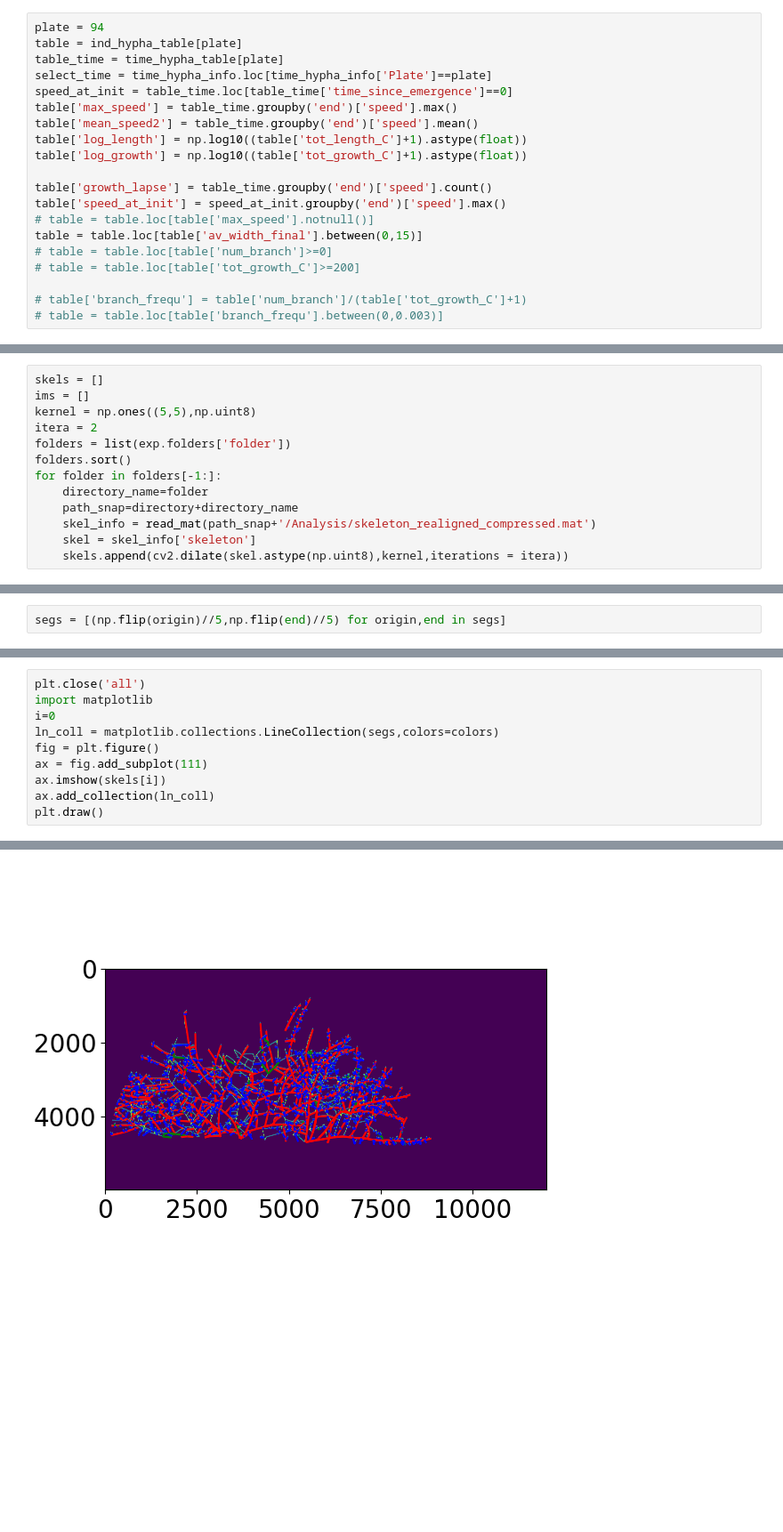
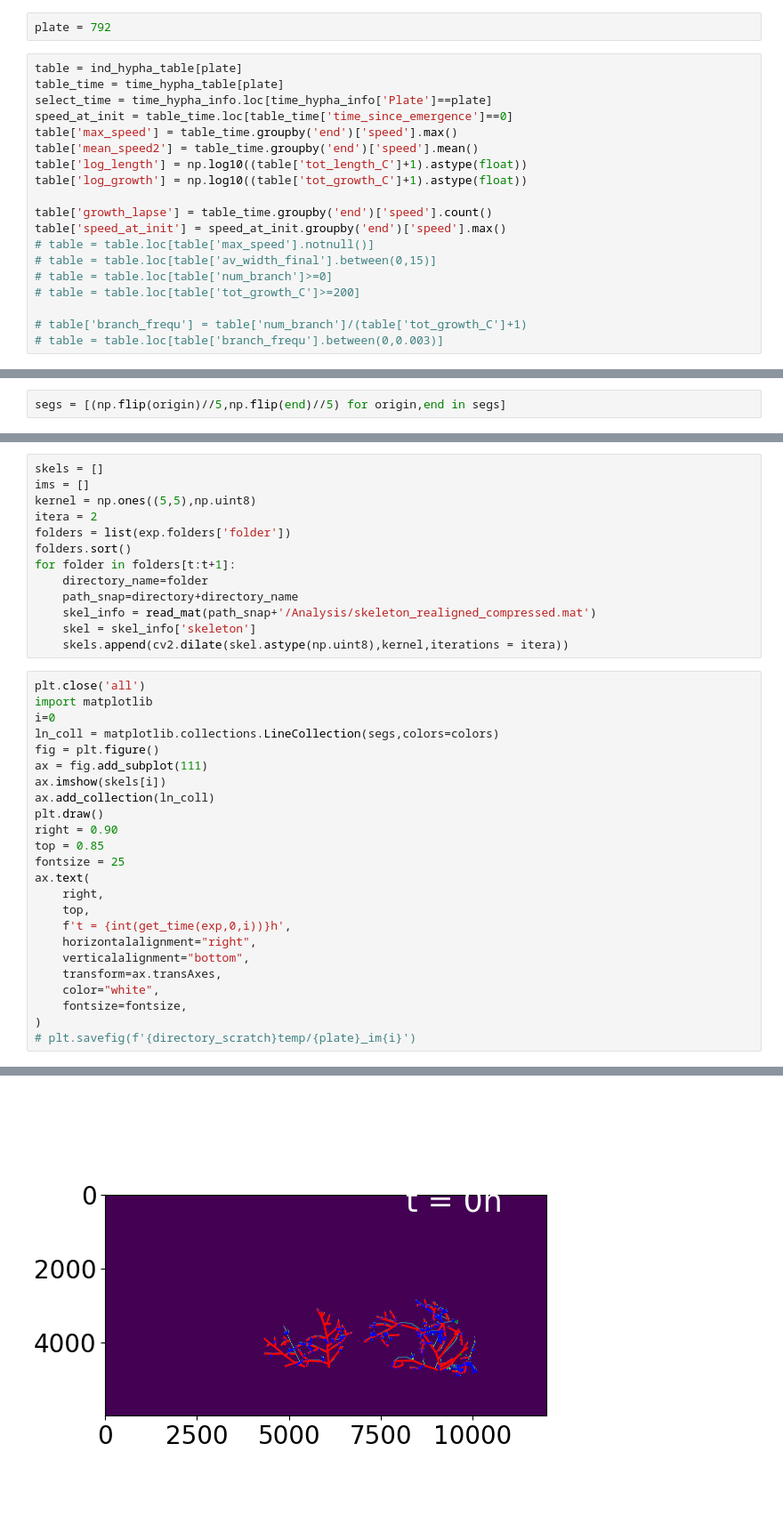
Before and after one commit to Cocopyth/AMFtrack, a Jupyter notebook: amftrack/notebooks/table_building_development/RH_BAS.ipynb, the cells around one changed output, grey strips where cells are left out. Shown at 89% size. Drawn from its saved outputs; the diff is of its cells as text; blank space fills up the shorter version.

```diff
--- a/amftrack/notebooks/table_building_development/RH_BAS.ipynb
+++ b/amftrack/notebooks/table_building_development/RH_BAS.ipynb
@@ -132,7 +324,8 @@ for plate in plates:
     select_time['speed'] = select_time['speed'].astype(float)
     time_hypha_table[plate] = select_time
+# %%
+plate = 792
 # %%
-plate = 94
 table = ind_hypha_table[plate]
 table_time = time_hypha_table[plate]
 select_time = time_hypha_info.loc[time_hypha_info['Plate']==plate]
@@ -145,7 +338,7 @@ table['log_growth'] = np.log10((table['tot_growth_C']+1).astype(float))
 table['growth_lapse'] = table_time.groupby('end')['speed'].count()
 table['speed_at_init'] = speed_at_init.groupby('end')['speed'].max()
 # table = table.loc[table['max_speed'].notnull()]
-table = table.loc[table['av_width_final'].between(0,15)]
+# table = table.loc[table['av_width_final'].between(0,15)]
 # table = table.loc[table['num_branch']>=0]
 # table = table.loc[table['tot_growth_C']>=200]
 
@@ -232,15 +403,2 @@ len([hyph for hyph in exp.hyphaes if hyph.end.is_in(t)])
-# %%
-skels = []
-ims = []
-kernel = np.ones((5,5),np.uint8)
-itera = 2
-folders = list(exp.folders['folder'])
-folders.sort()
-for folder in folders[-1:]:
-    directory_name=folder
-    path_snap=directory+directory_name
-    skel_info = read_mat(path_snap+'/Analysis/skeleton_realigned_compressed.mat')
-    skel = skel_info['skeleton']
-    skels.append(cv2.dilate(skel.astype(np.uint8),kernel,iterations = itera))
 # %%
 segs = []
@@ -262,3 +460,16 @@ segs = [(np.flip(origin)//5,np.flip(end)//5) for origin,end in segs]
+# %%
+skels = []
+ims = []
+kernel = np.ones((5,5),np.uint8)
+itera = 2
+folders = list(exp.folders['folder'])
+folders.sort()
+for folder in folders[t:t+1]:
+    directory_name=folder
+    path_snap=directory+directory_name
+    skel_info = read_mat(path_snap+'/Analysis/skeleton_realigned_compressed.mat')
+    skel = skel_info['skeleton']
+    skels.append(cv2.dilate(skel.astype(np.uint8),kernel,iterations = itera))
 # %%
 plt.close('all')
 import matplotlib
@@ -269,6 +480,20 @@ ax = fig.add_subplot(111)
 ax.imshow(skels[i])
 ax.add_collection(ln_coll)
 plt.draw()
+right = 0.90
+top = 0.85
+fontsize = 25
+ax.text(
+    right,
+    top,
+    f't = {int(get_time(exp,0,i))}h',
+    horizontalalignment="right",
+    verticalalignment="bottom",
+    transform=ax.transAxes,
+    color="white",
+    fontsize=fontsize,
+)
+# plt.savefig(f'{directory_scratch}temp/{plate}_im{i}')
 # %% [output]
 <matplotlib.image.AxesImage at 0x...>
 <matplotlib.collections.LineCollection at 0x...>
@@ -275 +502 @@ plt.draw()
-[figure, old version]
+[figure, new version]
```
Also changed, not shown: parts of 59 cells of this notebook, 30 other files.
